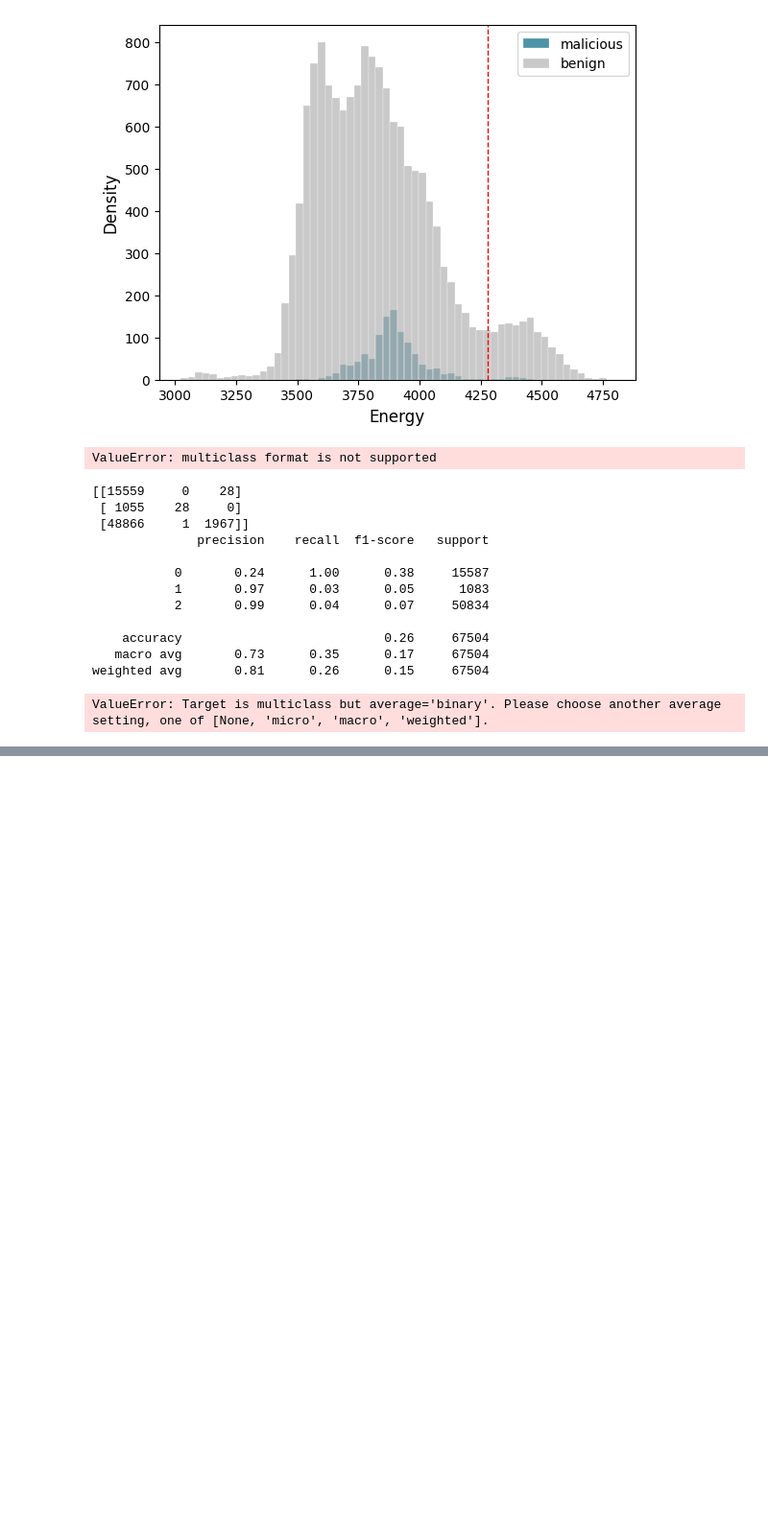
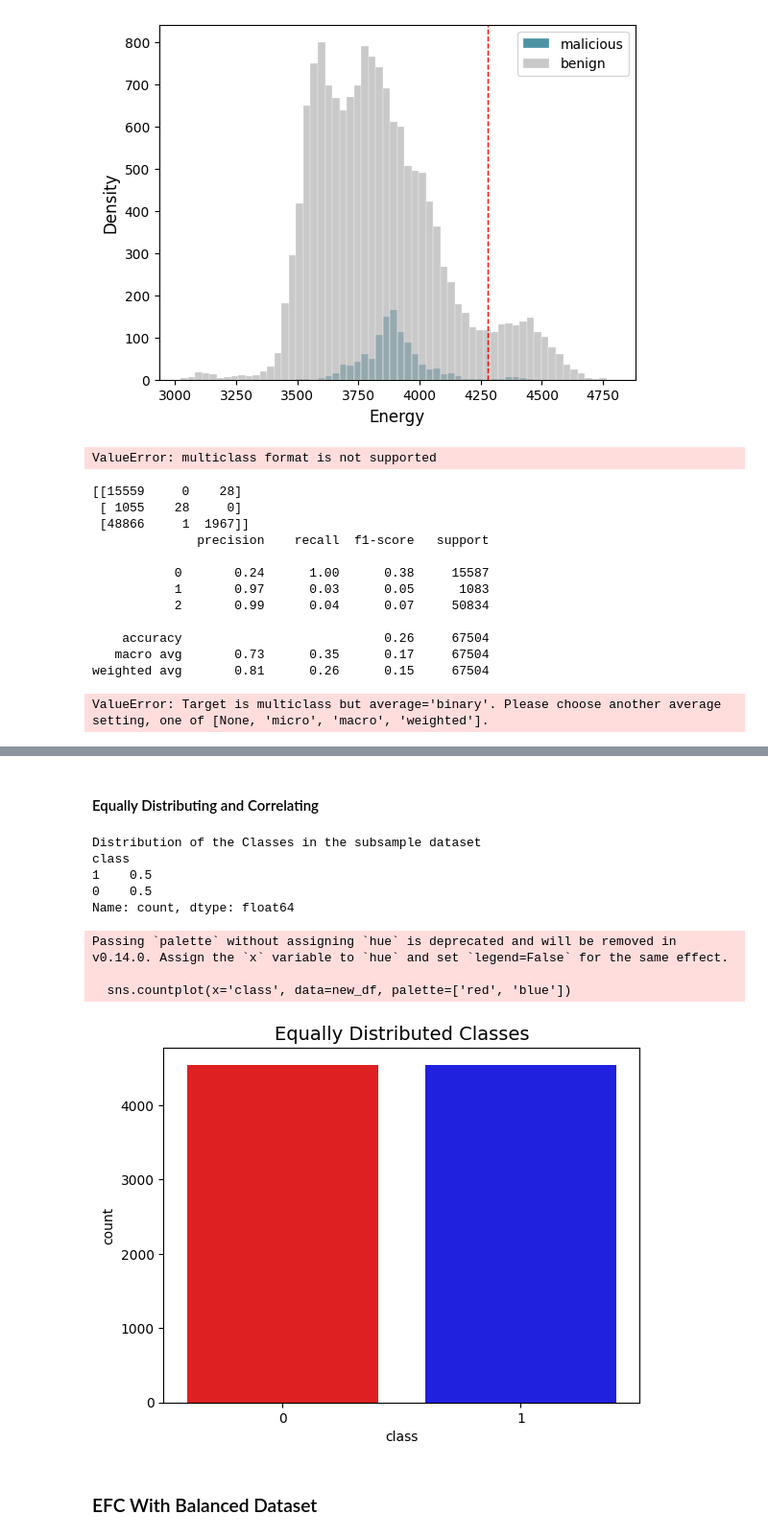
Before and after one commit to kevinsantana/PPCA-UnB-Dissertation, a Jupyter notebook: models/notebooks/efc_v2.ipynb, the cells around one changed output, grey strips where cells are left out. Shown at 96% size. Cells and saved outputs as stored; diff of their text form; code cells hidden in the pictures; blank space fills up the shorter version.

Commit message:
efc v2 - balancing dataset

```diff
--- a/models/notebooks/efc_v2.ipynb
+++ b/models/notebooks/efc_v2.ipynb
@@ -308,0 +538,2 @@ y_pred_1
+# %%
+df = df.sample(frac=1)
@@ -308,0 +563,9 @@ y_pred_1
+# %%
+# amount of ilicit classes 4545 rows.
+ilicit_df = df.loc[df['class'] == 1]
+licit_df = df.loc[df['class'] == 0][:4545]
+# %%
+normal_distributed_df = pd.concat([ilicit_df, licit_df])
+# %%
+# Shuffle dataframe rows
+new_df = normal_distributed_df.sample(frac=1, random_state=42)
@@ -308,0 +582,23 @@ y_pred_1
+# %% [markdown]
+#### Equally Distributing and Correlating
+# %%
+print('Distribution of the Classes in the subsample dataset')
+print(new_df['class'].value_counts()/len(new_df))
+
+
+
+sns.countplot(x='class', data=new_df, palette=['red', 'blue'])
+plt.title('Equally Distributed Classes', fontsize=14)
+plt.show()
+# %% [output]
+Distribution of the Classes in the subsample dataset
+class
+1    0.5
+0    0.5
+Name: count, dtype: float64
+Passing `palette` without assigning `hue` is deprecated and will be removed in v0.14.0. Assign the `x` variable to `hue` and set `legend=False` for the same effect.
+
+  sns.countplot(x='class', data=new_df, palette=['red', 'blue'])
+[figure, added]
+# %% [markdown]
+### EFC With Balanced Dataset
```
Also changed, not shown: parts of 51 cells of this notebook.
